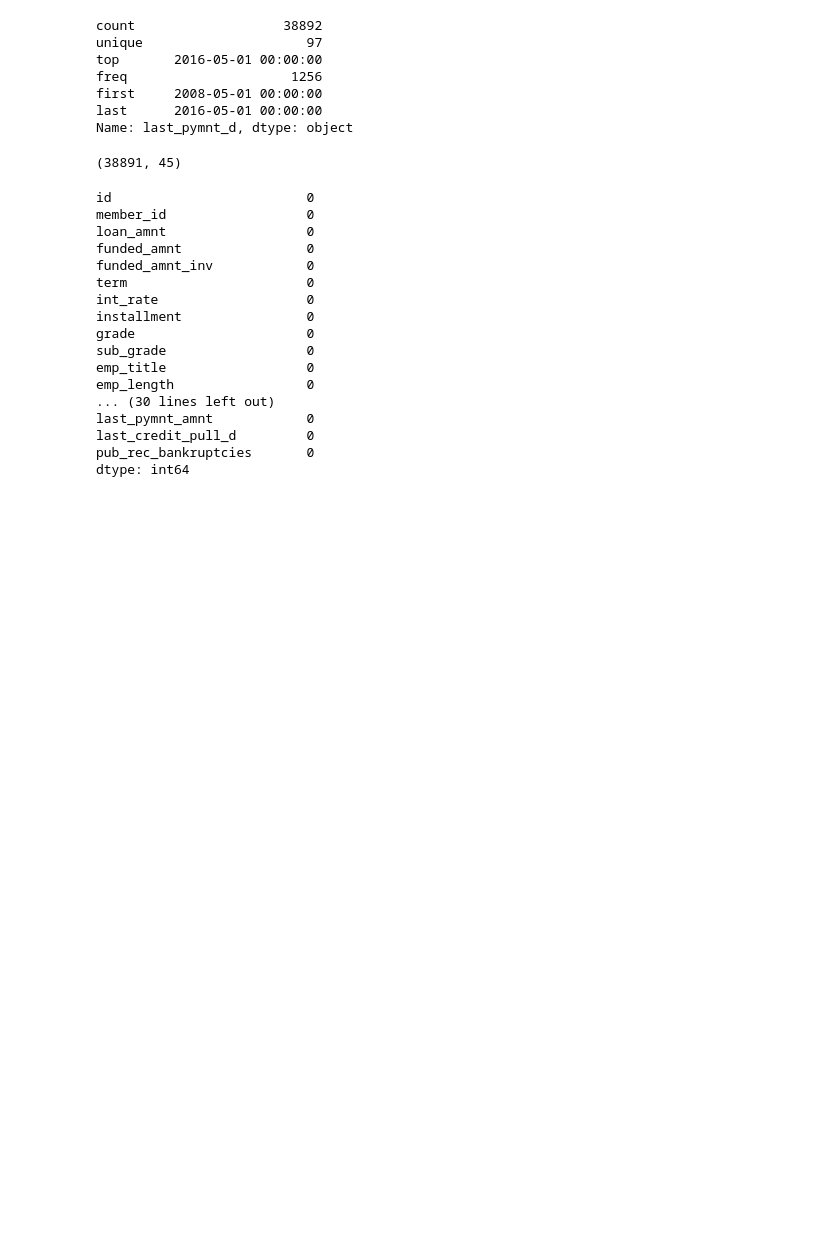
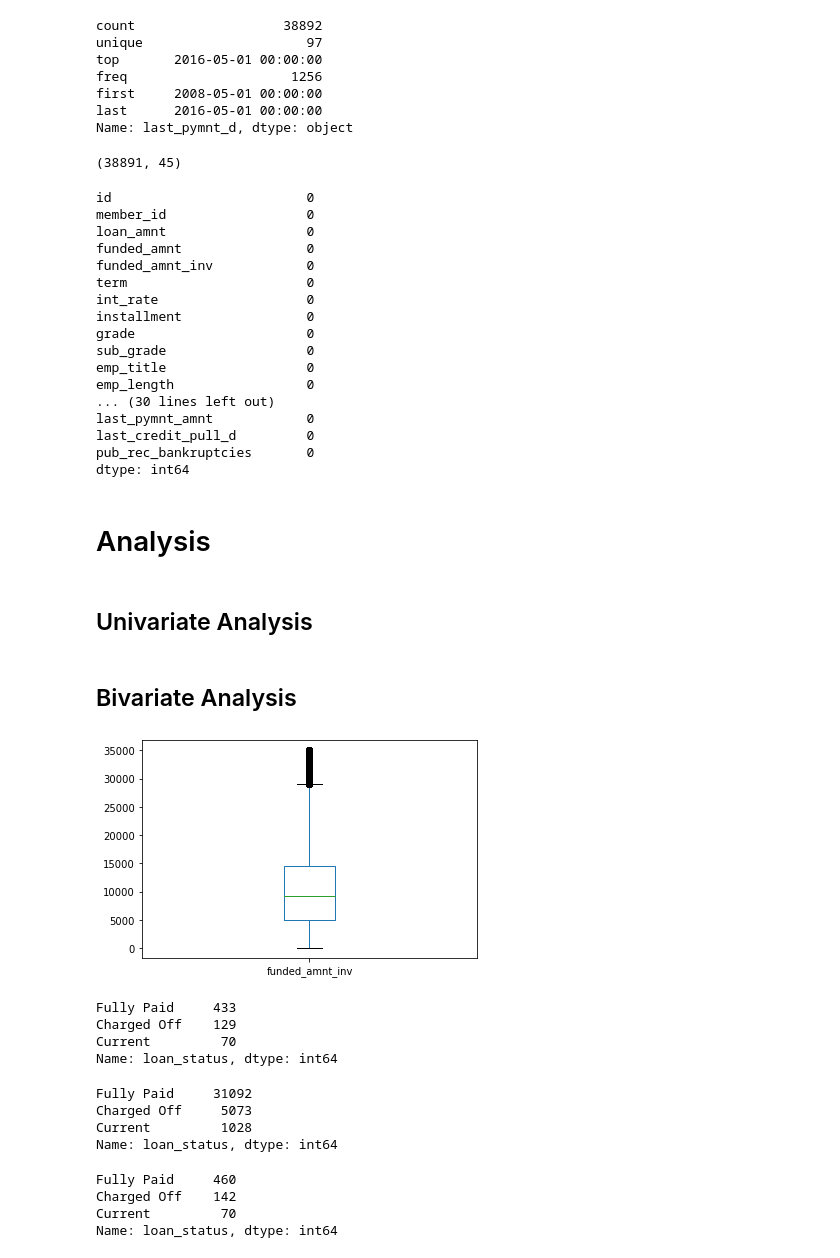
Before and after one commit to rashmiaab/LendingClubCaseStudy, a Jupyter notebook: Nagarjun Chittyala.ipynb, the cells around one changed output. Cells and saved outputs as stored; diff of their text form; code cells hidden in the pictures; blank space fills up the shorter version.

```diff
--- a/Nagarjun Chittyala.ipynb
+++ b/Nagarjun Chittyala.ipynb
@@ -93,5 +93,5 @@ Name: term, dtype: float64
 # %%
 # Interest Rate on the loan is a numeric value and only contains percentage symbol in addition with the interest rate
 # by removing "%" from the interest rate column, we can convert it into numberic column [float type]
-# df.int_rate = df.int_rate.apply(lambda x: float(x.replace('%', '').strip()))
-# df.int_rate.describe()
+df.int_rate = df.int_rate.apply(lambda x: float(x.replace('%', '').strip()))
+df.int_rate.describe()
@@ -508,3 +518,35 @@ last_pymnt_amnt            0
 last_credit_pull_d         0
 pub_rec_bankruptcies       0
 dtype: int64
+# %% [markdown]
+# Analysis
+# %% [markdown]
+## Univariate Analysis
+# %% [markdown]
+## Bivariate Analysis
+# %%
+df.funded_amnt_inv.plot.box()
+plt.show()
+# %% [output]
+[figure, added]
+# %%
+df[df.funded_amnt_inv>30000].loan_status.value_counts()
+# %% [output]
+Fully Paid     433
+Charged Off    129
+Current         70
+Name: loan_status, dtype: int64
+# %%
+df[df.funded_amnt_inv<=30000].loan_status.value_counts()
+# %% [output]
+Fully Paid     31092
+Charged Off     5073
+Current         1028
+Name: loan_status, dtype: int64
+# %%
+df[df.funded_amnt>30000].loan_status.value_counts()
+# %% [output]
+Fully Paid     460
+Charged Off    142
+Current         70
+Name: loan_status, dtype: int64
```
Also changed, not shown: parts of 5 cells of this notebook.
